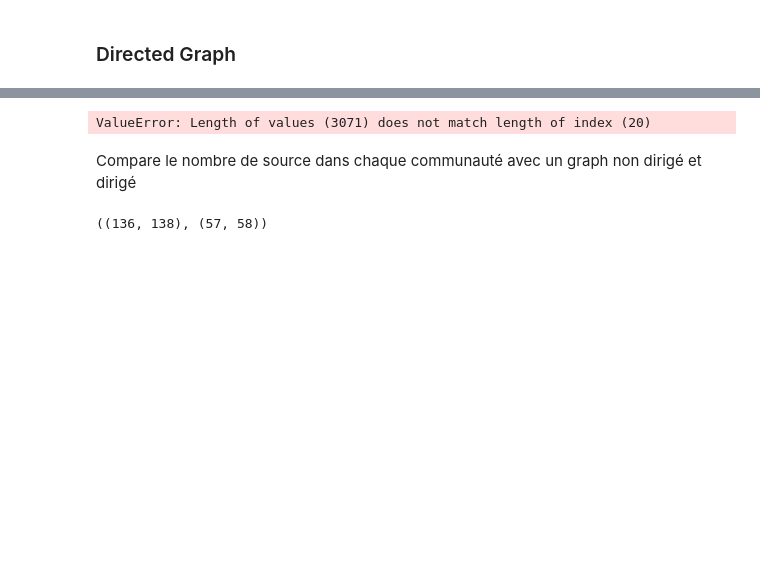
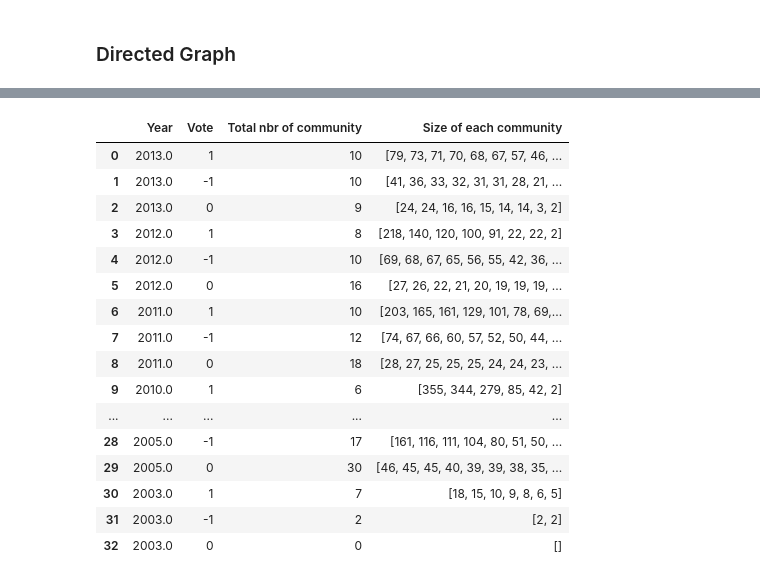
Before and after one commit to epfl-ada/ada-2023-project-abracadabra, a Jupyter notebook: community_gaelle.ipynb, the cells around one changed output, grey strips where cells are left out. Cells and saved outputs as stored; diff of their text form; code cells hidden in the pictures; blank space fills up the shorter version.

```diff
--- a/community_gaelle.ipynb
+++ b/community_gaelle.ipynb
@@ -244,38 +246,41 @@ def extract_community_leiden_directed(df, year, vote):
     #extract communities with Leiden algorithm
     partition = la.find_partition(H, la.ModularityVertexPartition)
     return partition
-# %%
-year = 2006
-partition_pos2=extract_community_leiden_directed(df, year,1)
-#features_pos2=compute_partition_features(partition_pos2)
-
-"""partition_neg=extract_community_leiden(df, year,-1)
-features_neg=compute_partition_features(partition_neg)
-
-partition_neu=extract_community_leiden(df, year,0)
-features_neu=compute_partition_features(partition_neu)"""
-
-df_pos_community2 = pd.DataFrame(columns=['Person', 'Community'])
-df_pos_community2['Person']=partition_pos2
-df_pos_community2['Community']=partition_pos2.membership
-
-groupes_sources2 = df_pos_community2.groupby('Community')['Person'].agg(list).reset_index()
-groupes_sources2
-# %% [output]
-ValueError: Length of values (3071) does not match length of index (20)
-# %% [markdown]
-Compare le nombre de source dans chaque communauté avec un graph non dirigé et dirigé
-# %%
-source = list(df['Source'])
-nbr=4
-person1=groupes_sources['Person'][nbr]
-match1 = set(source) & set(person1)
-nbr_match1 = len(match1)
-
-person2 = groupes_sources2['Person'][nbr]
-match2 = set(source) & set(person2)
-nbr_match2 = len(match2)
-
-(nbr_match1, len(person1)), (nbr_match2, len(person2))
-# %% [output]
-((136, 138), (57, 58))
+# %%
+#create the dataframe
+columns_ = ['Year', 'Vote', 'Total nbr of community', 'Size of each community']
+df_community_leiden_directed=pd.DataFrame(columns=columns_)
+
+years=df['Year'].unique()
+for n, year in enumerate(years):
+    partition_pos=extract_community_leiden_directed(df, year,1)
+    features_pos=compute_partition_features(partition_pos)
+    df_community_leiden_directed.loc[3*n]=[year, 1, features_pos[0], features_pos[1]]
+
+    partition_neg=extract_community_leiden_directed(df, year,-1)
+    features_neg=compute_partition_features(partition_neg)
+    df_community_leiden_directed.loc[3*n+1]=[year, -1, features_neg[0], features_neg[1]]
+
+    partition_neu=extract_community_leiden(df, year,0)
+    features_neu=compute_partition_features(partition_neu)
+    df_community_leiden_directed.loc[3*n+2]=[year, 0, features_neu[0], features_neu[1]]
+
+df_community_leiden_directed
+# %% [output]
+|  | Year | Vote | Total nbr of community | Size of each community |
+| 0 | 2013.0 | 1 | 10 | [79, 73, 71, 70, 68, 67, 57, 46, ... |
+| 1 | 2013.0 | -1 | 10 | [41, 36, 33, 32, 31, 31, 28, 21, ... |
+| 2 | 2013.0 | 0 | 9 | [24, 24, 16, 16, 15, 14, 14, 3, 2] |
+| 3 | 2012.0 | 1 | 8 | [218, 140, 120, 100, 91, 22, 22, 2] |
+| 4 | 2012.0 | -1 | 10 | [69, 68, 67, 65, 56, 55, 42, 36, ... |
+| 5 | 2012.0 | 0 | 16 | [27, 26, 22, 21, 20, 19, 19, 19, ... |
+| 6 | 2011.0 | 1 | 10 | [203, 165, 161, 129, 101, 78, 69,... |
+| 7 | 2011.0 | -1 | 12 | [74, 67, 66, 60, 57, 52, 50, 44, ... |
+| 8 | 2011.0 | 0 | 18 | [28, 27, 25, 25, 25, 24, 24, 23, ... |
+| 9 | 2010.0 | 1 | 6 | [355, 344, 279, 85, 42, 2] |
+| ... | ... | ... | ... | ... |
+| 28 | 2005.0 | -1 | 17 | [161, 116, 111, 104, 80, 51, 50, ... |
+| 29 | 2005.0 | 0 | 30 | [46, 45, 45, 40, 39, 39, 38, 35, ... |
+| 30 | 2003.0 | 1 | 7 | [18, 15, 10, 9, 8, 6, 5] |
+| 31 | 2003.0 | -1 | 2 | [2, 2] |
+| 32 | 2003.0 | 0 | 0 | [] |
```
Also changed, not shown: parts of 5 cells of this notebook.
